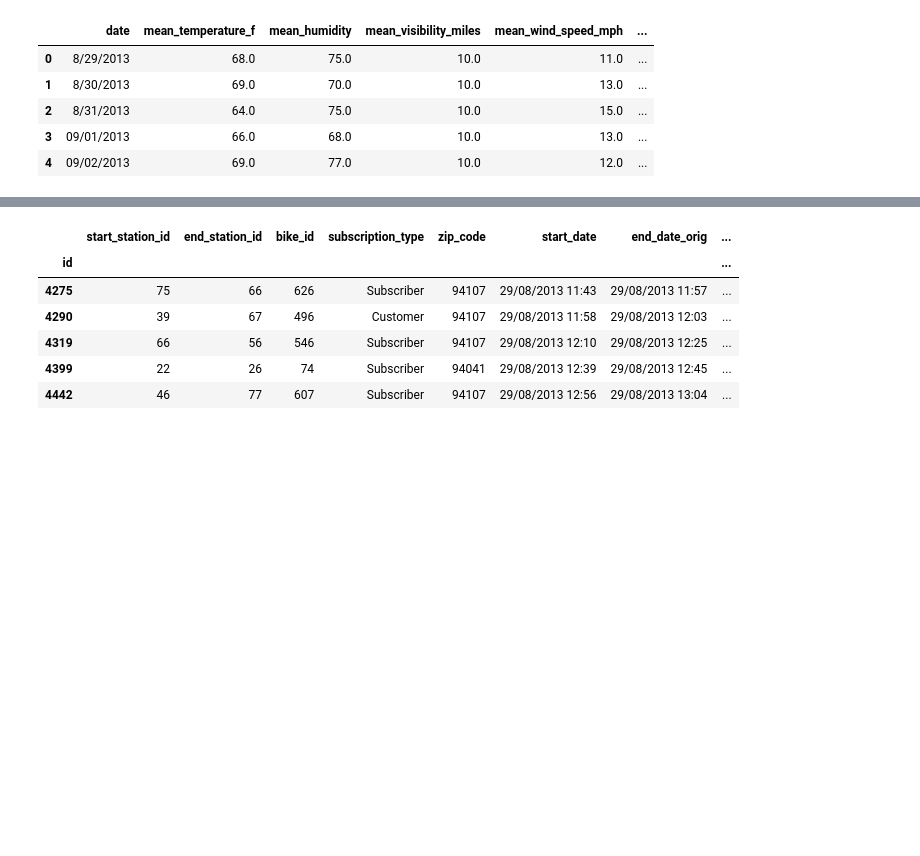
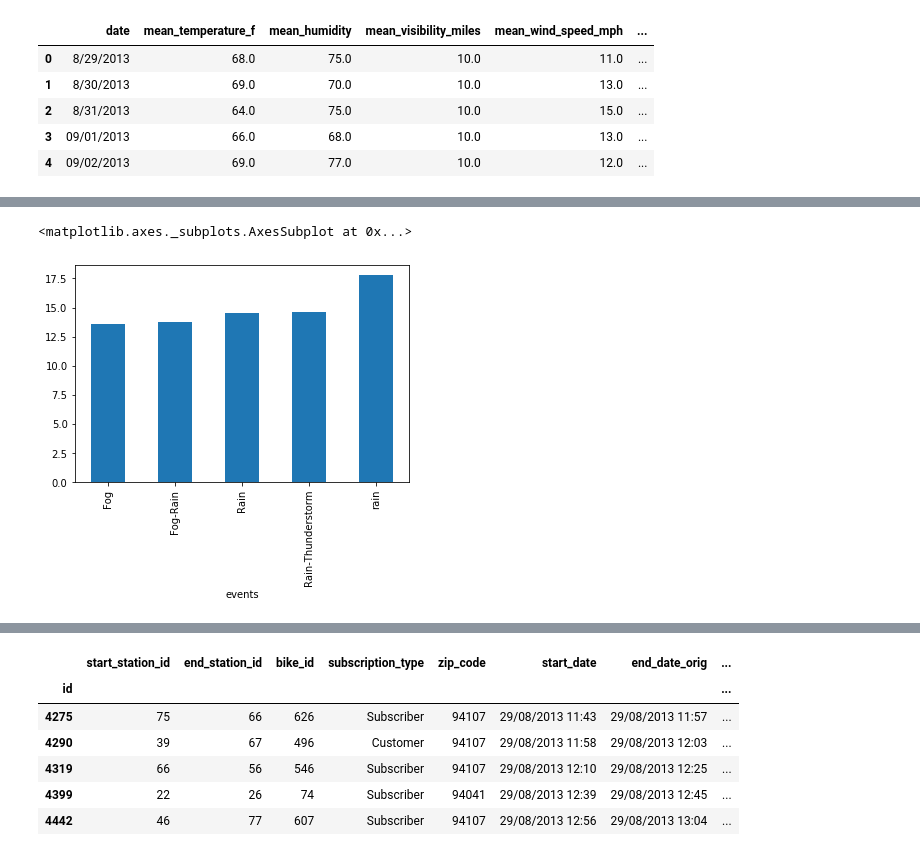
Before and after one commit to orbenishay/pandas-project, a Jupyter notebook: Bicycle_7.ipynb, the cells around one changed output, grey strips where cells are left out. Drawn from its saved outputs; the diff is of its cells as text; code cells hidden in the pictures; blank space fills up the shorter version.

```diff
--- a/Bicycle_7.ipynb
+++ b/Bicycle_7.ipynb
@@ -54,3 +63,8 @@ df_weather.head()
+# %%
+df_weather.groupby('events')['mean_temperature_c'].mean().plot.bar()
+# %% [output]
+<matplotlib.axes._subplots.AxesSubplot at 0x...>
+[figure, added]
 # %%
 if 'google.colab' in sys.modules:
     from google.colab import files
```
Also changed, not shown: parts of 7 cells of this notebook.
